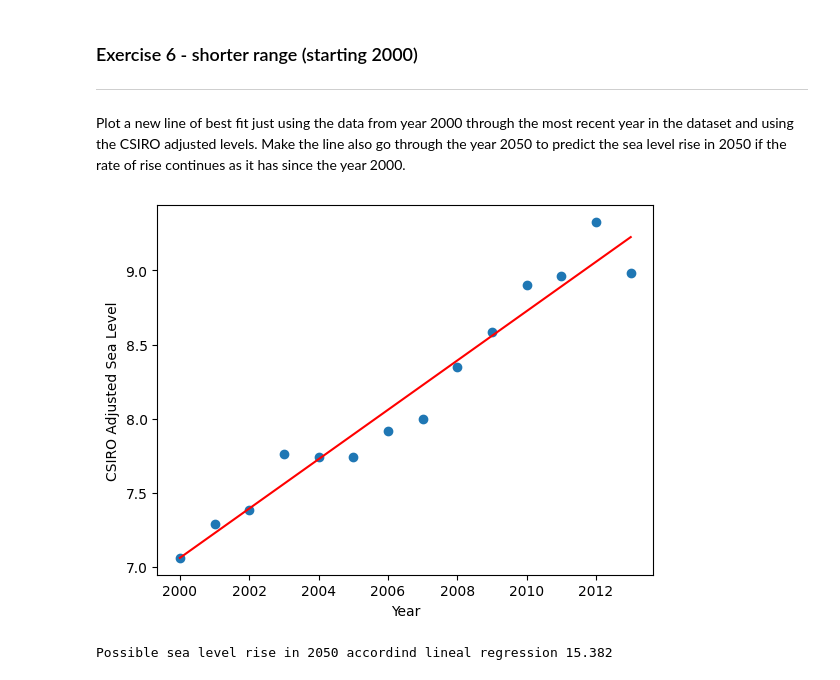
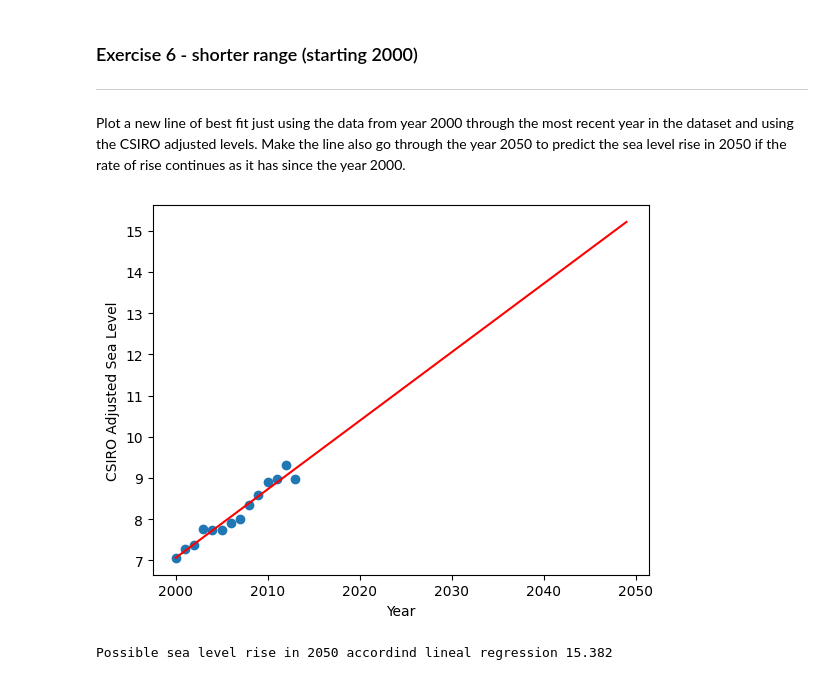
Before and after one commit to kKravtsova/data_and_python, a Jupyter notebook: Sea_Levels_Project_Kateryna_Kravtsova.ipynb, the cells around one changed output. Drawn from its saved outputs; the diff is of its cells as text; code cells hidden in the pictures.

```diff
--- a/Sea_Levels_Project_Kateryna_Kravtsova.ipynb
+++ b/Sea_Levels_Project_Kateryna_Kravtsova.ipynb
@@ -251,23 +251,23 @@ Plot a new line of best fit just using the data from year 2000 through the most
 # %%
 # get scope and y-intercept
 df_cut = df[df['Year'] >= 2000]
 year = df_cut['Year']
 csiro = df_cut['CSIRO Adjusted Sea Level']
 
 # create an extended range for x to predict sea level in 2050
 csiro_reg = linregress(year, csiro)
 pred_year = np.arange(year.min(), 2050)
 slope = csiro_reg.slope
 intercept = csiro_reg.intercept
 
 # draw the scatter plot with line of best fit
 plt.xlabel("Year")
 plt.ylabel('CSIRO Adjusted Sea Level')
 plt.scatter(year, csiro)
-plt.plot(year, slope * year + intercept, color='r')
+plt.plot(pred_year, slope * pred_year + intercept, color='r')
 plt.show()
 # %% [output]
-[figure, old version]
+[figure, new version]
 # %%
 # predict the sea level rise in 2050
 print("Possible sea level rise in 2050 accordind lineal regression", round(slope * 2050 + intercept, 3))
```
Also changed, not shown: parts of 1 cell of this notebook.
